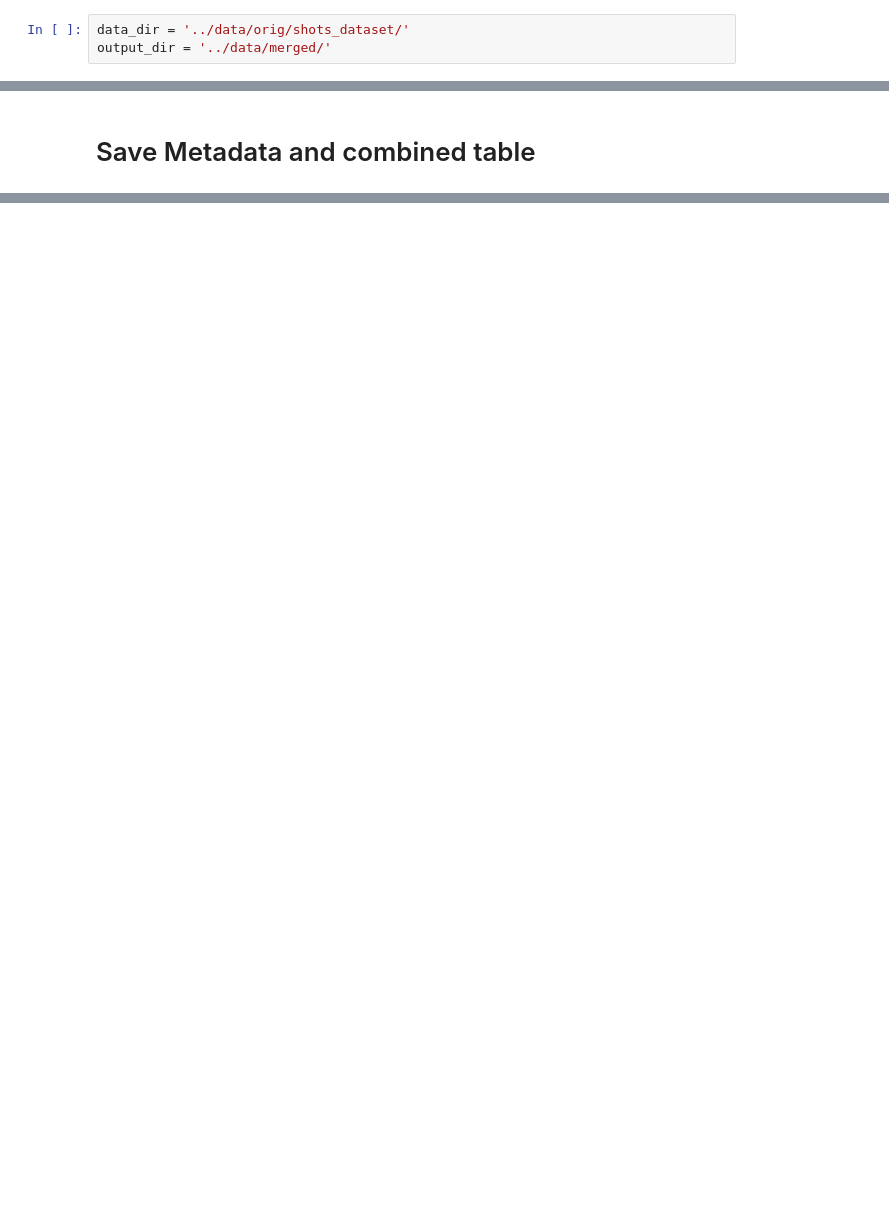
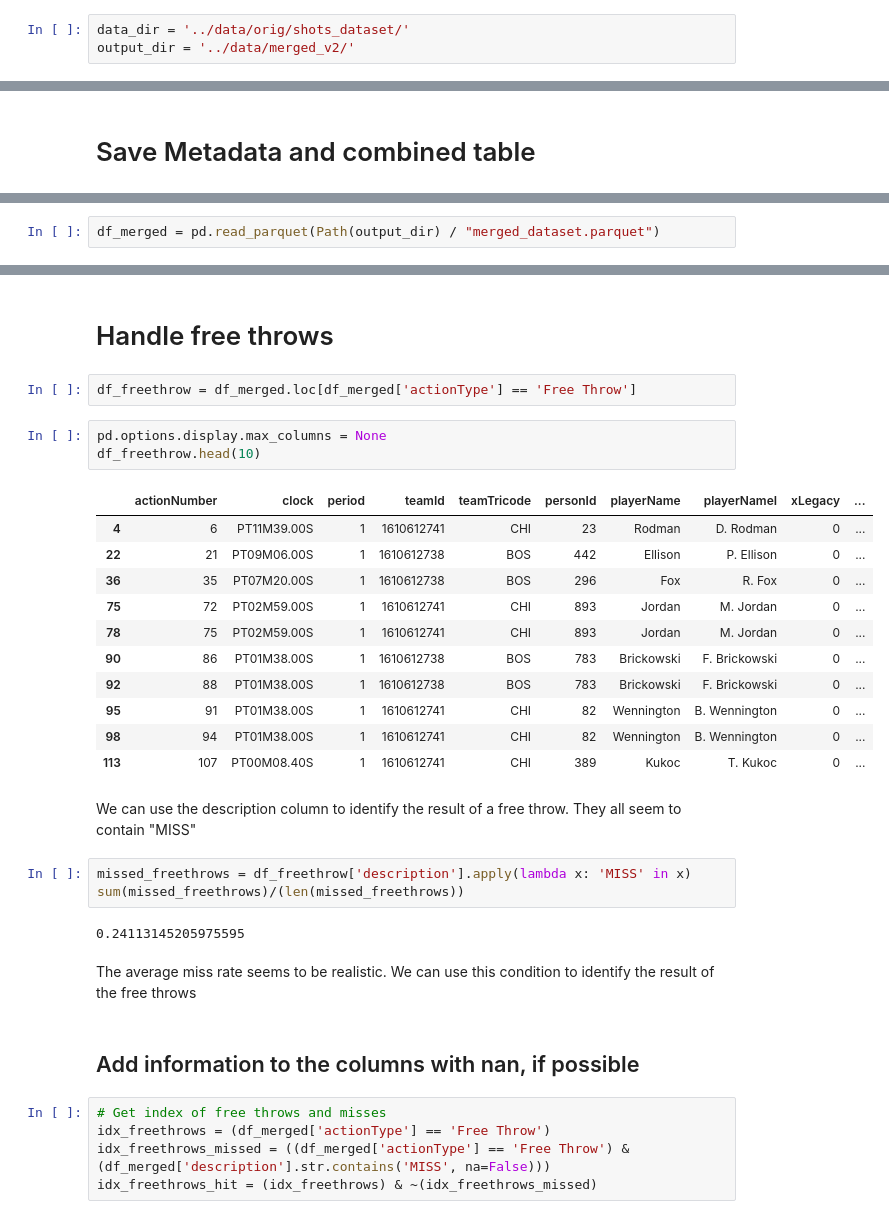
Before and after one commit to ds-training-nba/nba_shot_predictions, a Jupyter notebook: scripts/merge_shotsdataset.ipynb, the cells around one changed output, grey strips where cells are left out. Saved outputs shown, nothing was run; the diff lists cells and outputs as text; blank space fills up the shorter version.

Commit message:
Update merge logic, to include free throws

```diff
--- a/scripts/merge_shotsdataset.ipynb
+++ b/scripts/merge_shotsdataset.ipynb
@@ -7,7 +7,7 @@ from itertools import combinations
 import json
 # %%
 data_dir = '../data/orig/shots_dataset/'
-output_dir = '../data/merged/'
+output_dir = '../data/merged_v2/'
 # %%
 # Optional download raw dataset
 
@@ -121,0 +145,2 @@ df_merged.to_parquet(Path(output_dir) / "merged_dataset.parquet", index=False)
+# %%
+df_merged = pd.read_parquet(Path(output_dir) / "merged_dataset.parquet")
@@ -121,0 +167,35 @@ df_merged.to_parquet(Path(output_dir) / "merged_dataset.parquet", index=False)
+# %% [markdown]
+# Handle free throws
+# %%
+df_freethrow = df_merged.loc[df_merged['actionType'] == 'Free Throw']
+# %%
+pd.options.display.max_columns = None
+df_freethrow.head(10)
+# %% [output]
+|  | actionNumber | clock | period | teamId | teamTricode | personId | playerName | playerNameI | xLegacy | ... |
+| 4 | 6 | PT11M39.00S | 1 | 1610612741 | CHI | 23 | Rodman | D. Rodman | 0 | ... |
+| 22 | 21 | PT09M06.00S | 1 | 1610612738 | BOS | 442 | Ellison | P. Ellison | 0 | ... |
+| 36 | 35 | PT07M20.00S | 1 | 1610612738 | BOS | 296 | Fox | R. Fox | 0 | ... |
+| 75 | 72 | PT02M59.00S | 1 | 1610612741 | CHI | 893 | Jordan | M. Jordan | 0 | ... |
+| 78 | 75 | PT02M59.00S | 1 | 1610612741 | CHI | 893 | Jordan | M. Jordan | 0 | ... |
+| 90 | 86 | PT01M38.00S | 1 | 1610612738 | BOS | 783 | Brickowski | F. Brickowski | 0 | ... |
+| 92 | 88 | PT01M38.00S | 1 | 1610612738 | BOS | 783 | Brickowski | F. Brickowski | 0 | ... |
+| 95 | 91 | PT01M38.00S | 1 | 1610612741 | CHI | 82 | Wennington | B. Wennington | 0 | ... |
+| 98 | 94 | PT01M38.00S | 1 | 1610612741 | CHI | 82 | Wennington | B. Wennington | 0 | ... |
+| 113 | 107 | PT00M08.40S | 1 | 1610612741 | CHI | 389 | Kukoc | T. Kukoc | 0 | ... |
+# %% [markdown]
+We can use the description column to identify the result of a free throw. They all seem to contain "MISS"
+# %%
+missed_freethrows = df_freethrow['description'].apply(lambda x: 'MISS' in x)
+sum(missed_freethrows)/(len(missed_freethrows))
+# %% [output]
+0.24113145205975595
+# %% [markdown]
+The average miss rate seems to be realistic. We can use this condition to identify the result of the free throws
+# %% [markdown]
+## Add information to the columns with nan, if possible
+# %%
+# Get index of free throws and misses
+idx_freethrows = (df_merged['actionType'] == 'Free Throw')
+idx_freethrows_missed = ((df_merged['actionType'] == 'Free Throw') & (df_merged['description'].str.contains('MISS', na=False)))
+idx_freethrows_hit = (idx_freethrows) & ~(idx_freethrows_missed)
```
Also changed, not shown: parts of 25 cells of this notebook.
